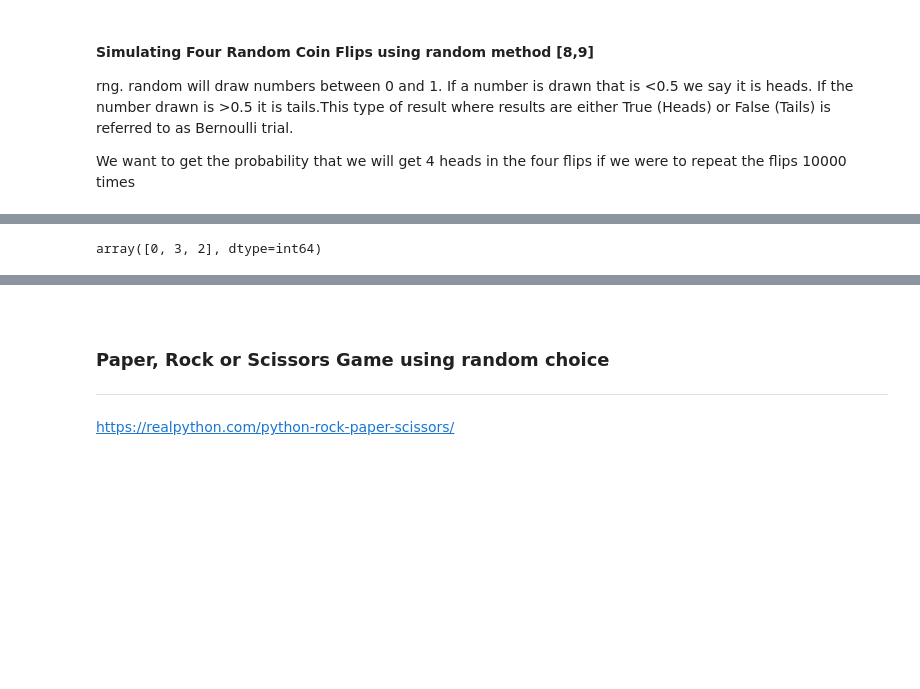
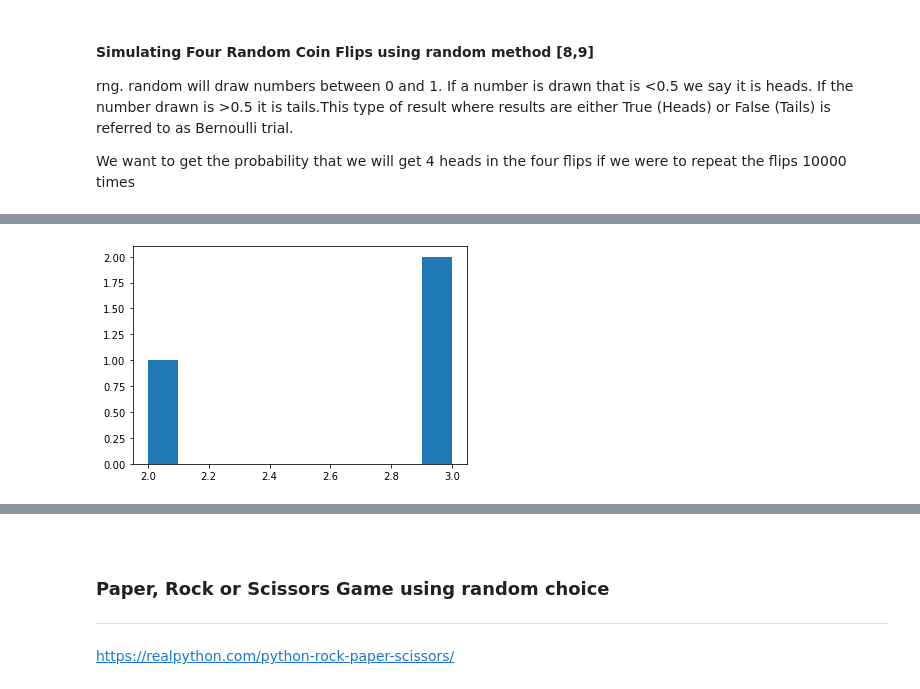
Before and after one commit to katel85/numpy.random-assignment-, a Jupyter notebook: numpy.random.ipynb, the cells around one changed output, grey strips where cells are left out. Saved outputs shown, nothing was run; the diff lists cells and outputs as text; code cells hidden in the pictures; blank space fills up the shorter version.

```diff
--- a/numpy.random.ipynb
+++ b/numpy.random.ipynb
@@ -374,8 +382,10 @@ array([4, 4, 0], dtype=int64)
 # %%
 #Generate a non-uniform random sample from np.arange(5) of size 3:
-rng.choice(5, 3, p=[0.1, 0, 0.3, 0.6, 0])
+x=rng.choice(5, 3, p=[0.1, 0, 0.3, 0.6, 0])
+plt.hist(x)
+plt.show()
 # %% [output]
-array([0, 3, 2], dtype=int64)
+[figure, added]
 # %%
 #Generate a uniform random sample from np.arange(5) of size 3 without replacement:
 rng.choice(5, 3, replace=False)
```
Also changed, not shown: parts of 105 cells of this notebook.
